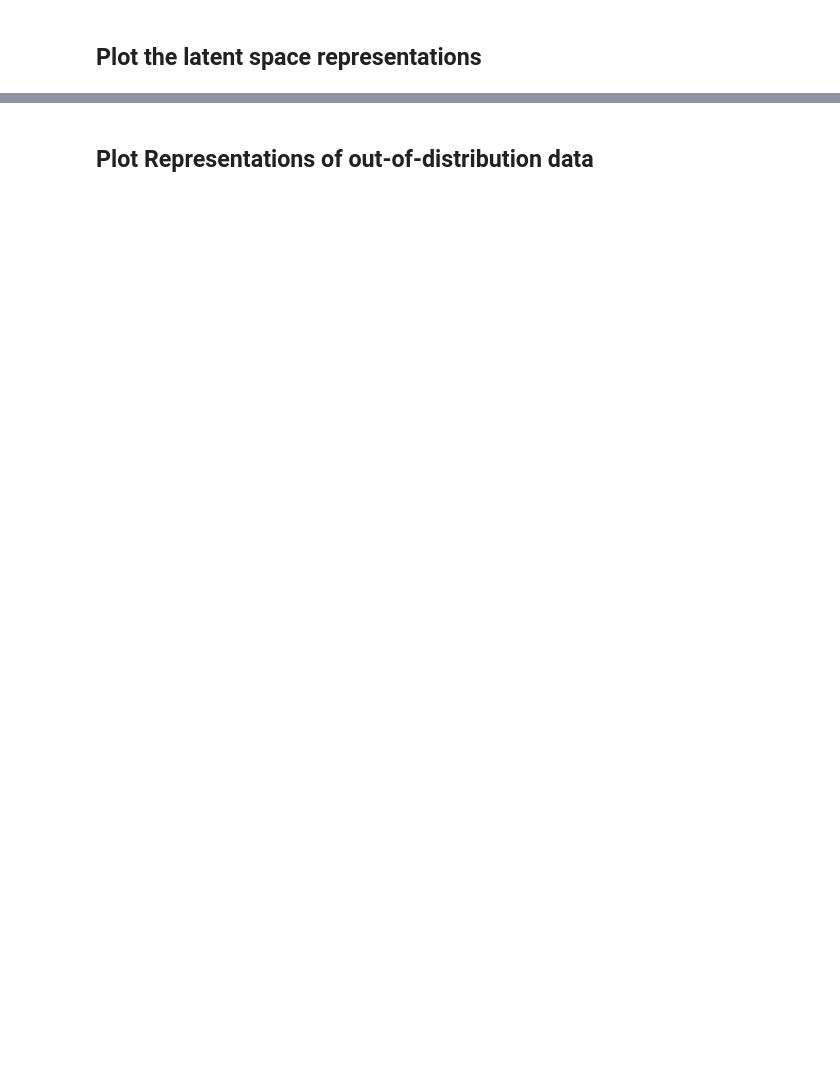
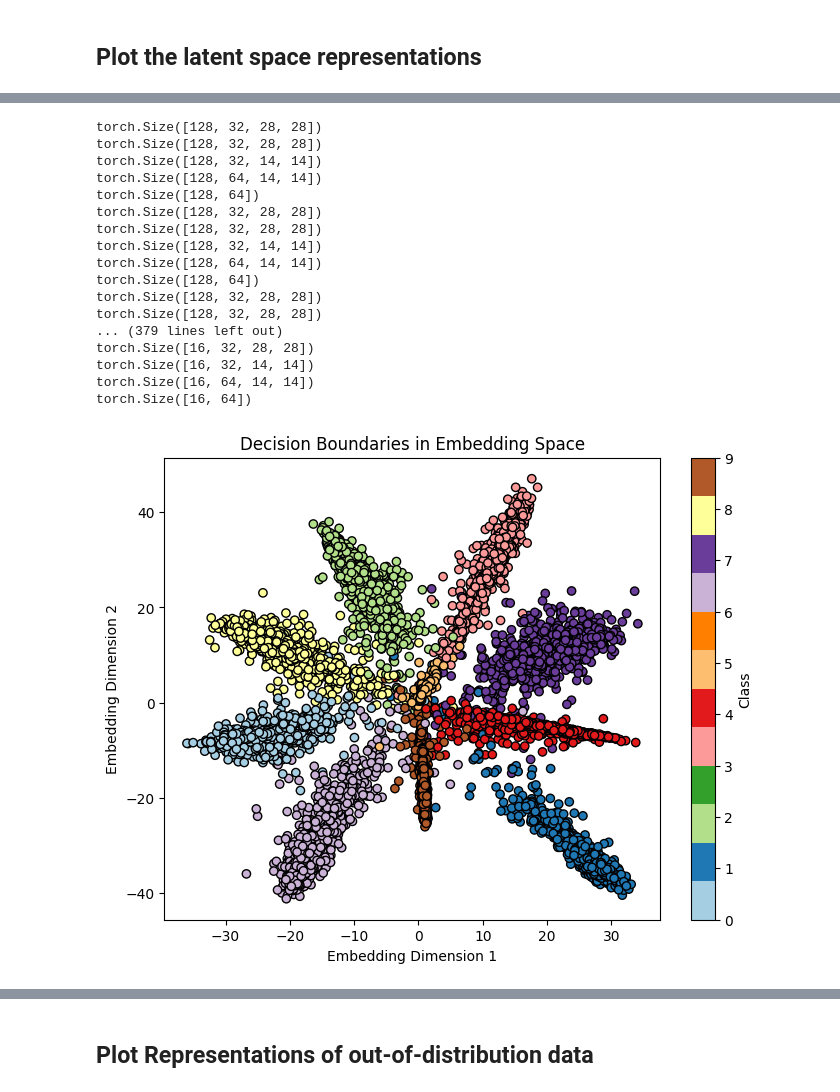
Before and after one commit to nikitue/DMML-Homework-1, a Jupyter notebook: HW2_2IIGO_24_25.ipynb, the cells around one changed output, grey strips where cells are left out. Drawn from its saved outputs; the diff is of its cells as text; code cells hidden in the pictures; blank space fills up the shorter version.

Commit message:
Nuevo modelo. Se añade el modelo entrenado en la carpeta checkpoint.

```diff
--- a/HW2_2IIGO_24_25.ipynb
+++ b/HW2_2IIGO_24_25.ipynb
@@ -527,12 +651,12 @@ ModuleNotFoundError: No module named 'torch'
 # %%
 # hyper parameters to play with
-dropout_1 = 0.9
-dropout_2 = 0.9
-lr = 0.9
+dropout_1 = 0.3
+dropout_2 = 0.5
+lr = 1e-2
 momentum = 0.9
 weight_decay = 5e-4
 batch_size = 128
-epochs = 5
+epochs = 10
 # %% [markdown]
 ## Define the network architecture
 # %%
@@ -738,0 +892,5 @@ print('ACC:\t',checkpoint['acc'])
+# %%
+W = net.classifier.weight.detach().numpy()
+b = net.classifier.bias.detach().numpy()
+
+W,b
@@ -739,3 +911,65 @@ print('ACC:\t',checkpoint['acc'])
+# %%
+# Function to plot decision boundaries
+def plot_decision_boundaries(model, embedding_dim=2, resolution=0.01):
+    # Extract W and b from the classifier (assumes a linear layer)
+    W = model.classifier.weight.detach().numpy()  # Shape: (num_classes, embedding_dim)
+    b = model.classifier.bias.detach().numpy()    # Shape: (num_classes,)
+
+    # Generate a grid of points in the embedding space
+    x_min, x_max = -2, 2  # Adjust these based on your embedding values
+    y_min, y_max = -2, 2
+    xx, yy = np.meshgrid(np.arange(x_min, x_max, resolution),
+                         np.arange(y_min, y_max, resolution))
+    grid = np.c_[xx.ravel(), yy.ravel()]  # Shape: (num_points, embedding_dim)
+
+    # Compute logits for each grid point
+    logits = np.dot(grid, W.T) + b  # Shape: (num_points, num_classes)
+    predictions = np.argmax(logits, axis=1)  # Shape: (num_points,)
+
+    # Reshape predictions to match the grid
+    predictions = predictions.reshape(xx.shape)
+
+    # Plot the decision boundaries
+    plt.figure(figsize=(8, 6))
+    plt.contourf(xx, yy, predictions, alpha=0.3, cmap=plt.cm.Paired)
+
+    # Scatter plot of data points (assuming you have a dataset)
+    # Example: Plot test data embeddings
+    model.eval()
+    with torch.no_grad():
+        for inputs, labels in testloader:  # Replace with your data loader
+            embeddings = model.embed(inputs).detach().numpy()  # Get embeddings
+            plt.scatter(embeddings[:, 0], embeddings[:, 1], c=labels.numpy(), cmap=plt.cm.Paired, edgecolor="k")
+
+    # Plot settings
+    plt.title("Decision Boundaries in Embedding Space")
+    plt.xlabel("Embedding Dimension 1")
+    plt.ylabel("Embedding Dimension 2")
+    plt.colorbar(label="Class")
+    plt.show()
+
+# Example usage
+# Assuming `model` is an instance of Net and `test_loader` is your data loader
+plot_decision_boundaries(net)
+# %% [output]
+torch.Size([128, 32, 28, 28])
+torch.Size([128, 32, 28, 28])
+torch.Size([128, 32, 14, 14])
+torch.Size([128, 64, 14, 14])
+torch.Size([128, 64])
+torch.Size([128, 32, 28, 28])
+torch.Size([128, 32, 28, 28])
+torch.Size([128, 32, 14, 14])
+torch.Size([128, 64, 14, 14])
+torch.Size([128, 64])
+torch.Size([128, 32, 28, 28])
+torch.Size([128, 32, 28, 28])
+... (379 lines left out)
+torch.Size([16, 32, 28, 28])
+torch.Size([16, 32, 14, 14])
+torch.Size([16, 64, 14, 14])
+torch.Size([16, 64])
+[figure, added]
 # %%
 from matplotlib.offsetbox import OffsetImage, AnnotationBbox
 def scatter_pictures(inputs, outputs, samples=30):
```
Also changed, not shown: parts of 21 cells of this notebook, 17 other files.
